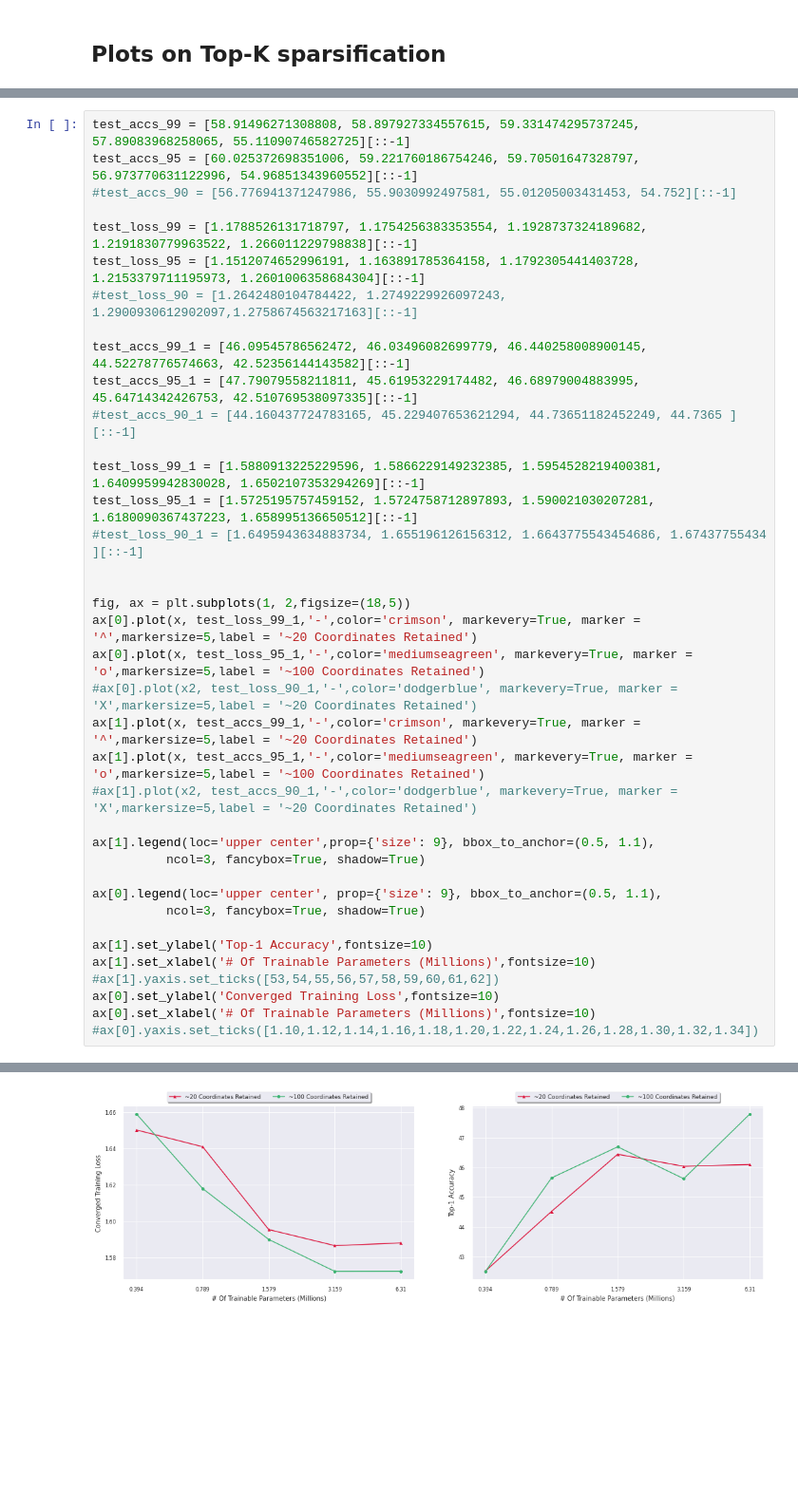
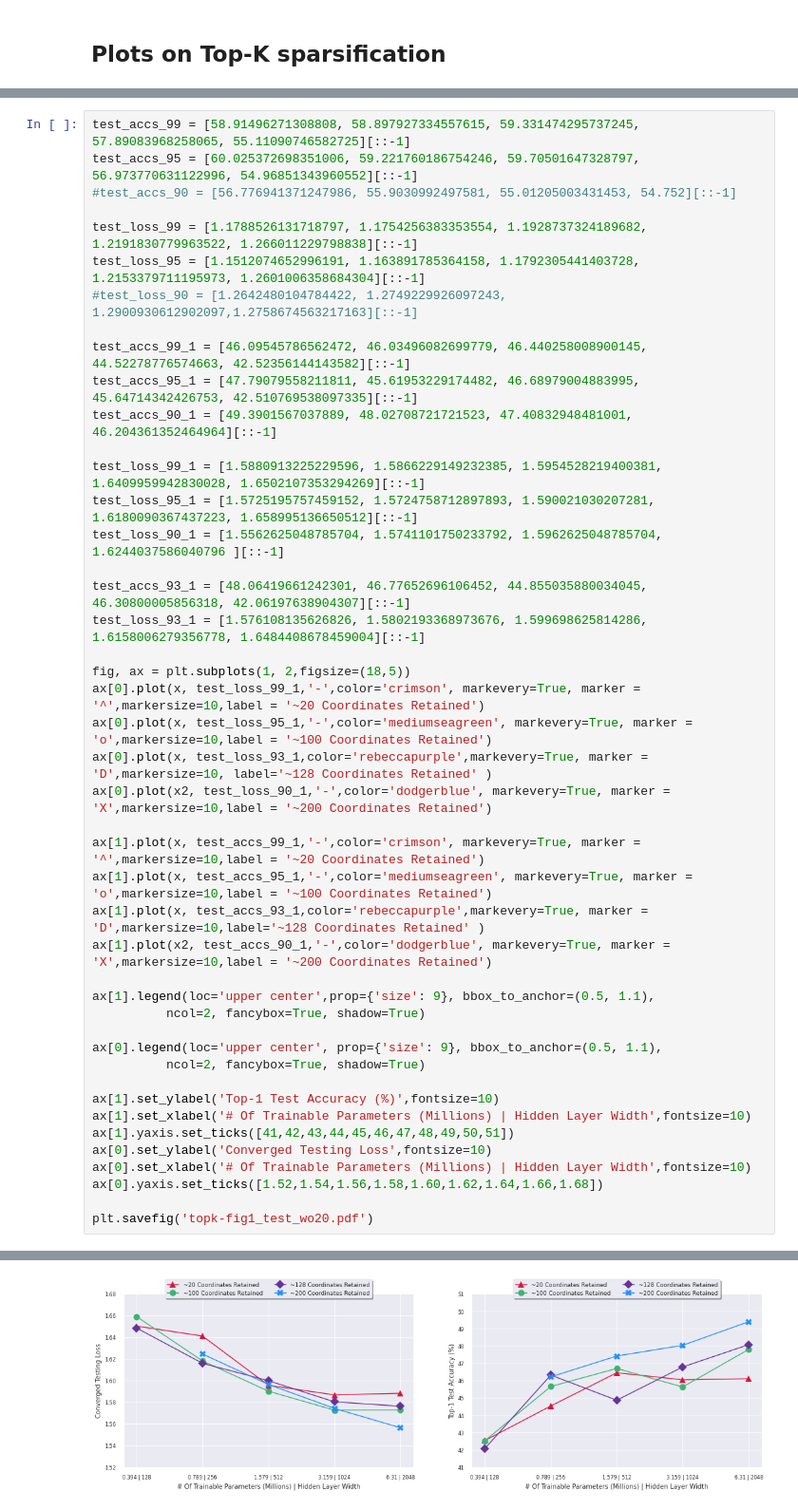
Before and after one commit to arjunarao619/Decent_Opt, a Jupyter notebook: Sparsification_Experiments.ipynb, the cells around one changed output, grey strips where cells are left out. Shown: that part at 95% size. Drawn from its saved outputs; the diff is of its cells as text; blank space fills up the shorter version.

```diff
--- a/Sparsification_Experiments.ipynb
+++ b/Sparsification_Experiments.ipynb
@@ -729,31 +775,38 @@ test_loss_95 = [1.1512074652996191, 1.163891785364158, 1.1792305441403728, 1.215
 
 test_accs_99_1 = [46.09545786562472, 46.03496082699779, 46.440258008900145, 44.52278776574663, 42.52356144143582][::-1]
 test_accs_95_1 = [47.79079558211811, 45.61953229174482, 46.68979004883995, 45.64714342426753, 42.510769538097335][::-1]
-#test_accs_90_1 = [44.160437724783165, 45.229407653621294, 44.73651182452249, 44.7365 ][::-1]
+test_accs_90_1 = [49.3901567037889, 48.02708721721523, 47.40832948481001, 46.204361352464964][::-1]
 
 test_loss_99_1 = [1.5880913225229596, 1.5866229149232385, 1.5954528219400381, 1.6409959942830028, 1.6502107353294269][::-1]
 test_loss_95_1 = [1.5725195757459152, 1.5724758712897893, 1.590021030207281, 1.6180090367437223, 1.658995136650512][::-1]
-#test_loss_90_1 = [1.6495943634883734, 1.655196126156312, 1.6643775543454686, 1.67437755434 ][::-1]
+test_loss_90_1 = [1.5562625048785704, 1.5741101750233792, 1.5962625048785704, 1.6244037586040796 ][::-1]
 
+test_accs_93_1 = [48.06419661242301, 46.77652696106452, 44.855035880034045, 46.30800005856318, 42.06197638904307][::-1]
+test_loss_93_1 = [1.576108135626826, 1.5802193368973676, 1.599698625814286, 1.6158006279356778, 1.6484408678459004][::-1]
 
 fig, ax = plt.subplots(1, 2,figsize=(18,5))
-ax[0].plot(x, test_loss_99_1,'-',color='crimson', markevery=True, marker = '^',markersize=5,label = '~20 Coordinates Retained')
-ax[0].plot(x, test_loss_95_1,'-',color='mediumseagreen', markevery=True, marker = 'o',markersize=5,label = '~100 Coordinates Retained')
-#ax[0].plot(x2, test_loss_90_1,'-',color='dodgerblue', markevery=True, marker = 'X',markersize=5,label = '~20 Coordinates Retained')
-ax[1].plot(x, test_accs_99_1,'-',color='crimson', markevery=True, marker = '^',markersize=5,label = '~20 Coordinates Retained')
-ax[1].plot(x, test_accs_95_1,'-',color='mediumseagreen', markevery=True, marker = 'o',markersize=5,label = '~100 Coordinates Retained')
-#ax[1].plot(x2, test_accs_90_1,'-',color='dodgerblue', markevery=True, marker = 'X',markersize=5,label = '~20 Coordinates Retained')
+ax[0].plot(x, test_loss_99_1,'-',color='crimson', markevery=True, marker = '^',markersize=10,label = '~20 Coordinates Retained')
+ax[0].plot(x, test_loss_95_1,'-',color='mediumseagreen', markevery=True, marker = 'o',markersize=10,label = '~100 Coordinates Retained')
+ax[0].plot(x, test_loss_93_1,color='rebeccapurple',markevery=True, marker = 'D',markersize=10, label='~128 Coordinates Retained' )
+ax[0].plot(x2, test_loss_90_1,'-',color='dodgerblue', markevery=True, marker = 'X',markersize=10,label = '~200 Coordinates Retained')
+
+ax[1].plot(x, test_accs_99_1,'-',color='crimson', markevery=True, marker = '^',markersize=10,label = '~20 Coordinates Retained')
+ax[1].plot(x, test_accs_95_1,'-',color='mediumseagreen', markevery=True, marker = 'o',markersize=10,label = '~100 Coordinates Retained')
+ax[1].plot(x, test_accs_93_1,color='rebeccapurple',markevery=True, marker = 'D',markersize=10,label='~128 Coordinates Retained' )
+ax[1].plot(x2, test_accs_90_1,'-',color='dodgerblue', markevery=True, marker = 'X',markersize=10,label = '~200 Coordinates Retained')
 
 ax[1].legend(loc='upper center',prop={'size': 9}, bbox_to_anchor=(0.5, 1.1),
-          ncol=3, fancybox=True, shadow=True)
+          ncol=2, fancybox=True, shadow=True)
 
 ax[0].legend(loc='upper center', prop={'size': 9}, bbox_to_anchor=(0.5, 1.1),
-          ncol=3, fancybox=True, shadow=True)
+          ncol=2, fancybox=True, shadow=True)
 
-ax[1].set_ylabel('Top-1 Accuracy',fontsize=10)
-ax[1].set_xlabel('# Of Trainable Parameters (Millions)',fontsize=10)
-#ax[1].yaxis.set_ticks([53,54,55,56,57,58,59,60,61,62])
-ax[0].set_ylabel('Converged Training Loss',fontsize=10)
-ax[0].set_xlabel('# Of Trainable Parameters (Millions)',fontsize=10)
-#ax[0].yaxis.set_ticks([1.10,1.12,1.14,1.16,1.18,1.20,1.22,1.24,1.26,1.28,1.30,1.32,1.34])
+ax[1].set_ylabel('Top-1 Test Accuracy (%)',fontsize=10)
+ax[1].set_xlabel('# Of Trainable Parameters (Millions) | Hidden Layer Width',fontsize=10)
+ax[1].yaxis.set_ticks([41,42,43,44,45,46,47,48,49,50,51])
+ax[0].set_ylabel('Converged Testing Loss',fontsize=10)
+ax[0].set_xlabel('# Of Trainable Parameters (Millions) | Hidden Layer Width',fontsize=10)
+ax[0].yaxis.set_ticks([1.52,1.54,1.56,1.58,1.60,1.62,1.64,1.66,1.68])
+
+plt.savefig('topk-fig1_test_wo20.pdf')
 # %% [output]
@@ -761 +813 @@ Text(0.5, 0, '# Of Trainable Parameters (Millions)')
-[figure, old version]
+[figure, new version]
```
Also changed, not shown: parts of 9 cells of this notebook, 16 other files.
